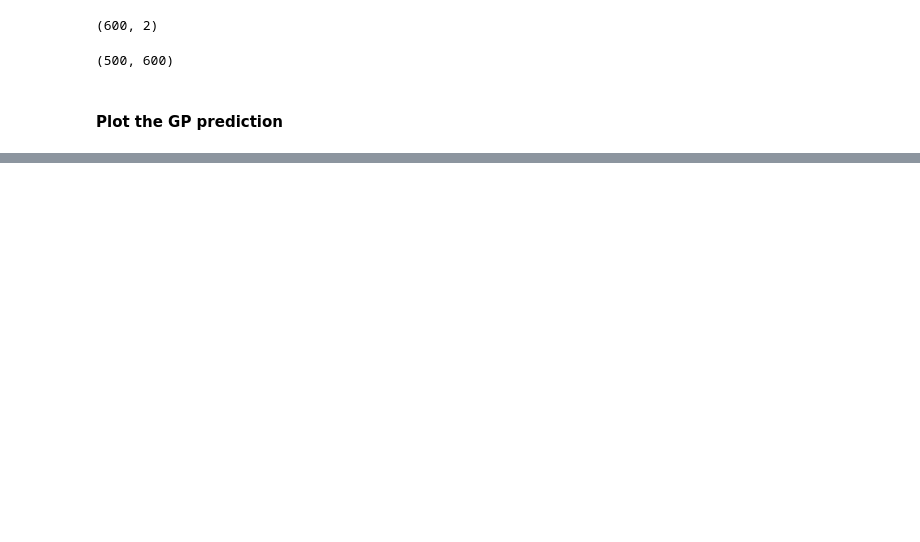
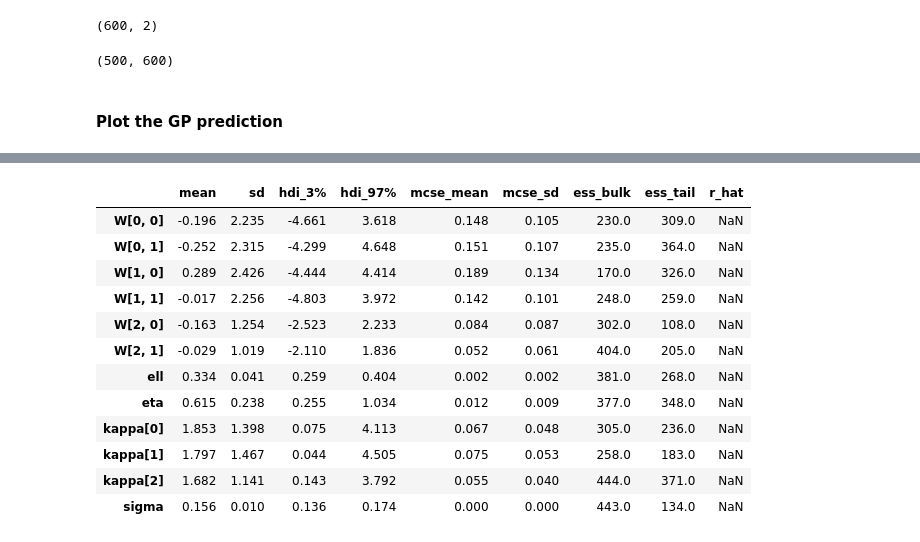
Before and after one commit to danhphan/gp_experiments, a Jupyter notebook: experiments/22_multitask_gp_regression_pymc_mogp_api_same_X.ipynb, the cells around one changed output, grey strips where cells are left out. Drawn from its saved outputs; the diff is of its cells as text; code cells hidden in the pictures; blank space fills up the shorter version.

```diff
--- a/experiments/22_multitask_gp_regression_pymc_mogp_api_same_X.ipynb
+++ b/experiments/22_multitask_gp_regression_pymc_mogp_api_same_X.ipynb
@@ -228,0 +228,3 @@ plt.show()
+# %%
+az.summary(gp_trace)
+# %% [output]
@@ -228,0 +232,13 @@ plt.show()
+|  | mean | sd | hdi_3% | hdi_97% | mcse_mean | mcse_sd | ess_bulk | ess_tail | r_hat |
+| W[0, 0] | -0.196 | 2.235 | -4.661 | 3.618 | 0.148 | 0.105 | 230.0 | 309.0 | NaN |
+| W[0, 1] | -0.252 | 2.315 | -4.299 | 4.648 | 0.151 | 0.107 | 235.0 | 364.0 | NaN |
+| W[1, 0] | 0.289 | 2.426 | -4.444 | 4.414 | 0.189 | 0.134 | 170.0 | 326.0 | NaN |
+| W[1, 1] | -0.017 | 2.256 | -4.803 | 3.972 | 0.142 | 0.101 | 248.0 | 259.0 | NaN |
+| W[2, 0] | -0.163 | 1.254 | -2.523 | 2.233 | 0.084 | 0.087 | 302.0 | 108.0 | NaN |
+| W[2, 1] | -0.029 | 1.019 | -2.110 | 1.836 | 0.052 | 0.061 | 404.0 | 205.0 | NaN |
+| ell | 0.334 | 0.041 | 0.259 | 0.404 | 0.002 | 0.002 | 381.0 | 268.0 | NaN |
+| eta | 0.615 | 0.238 | 0.255 | 1.034 | 0.012 | 0.009 | 377.0 | 348.0 | NaN |
+| kappa[0] | 1.853 | 1.398 | 0.075 | 4.113 | 0.067 | 0.048 | 305.0 | 236.0 | NaN |
+| kappa[1] | 1.797 | 1.467 | 0.044 | 4.505 | 0.075 | 0.053 | 258.0 | 183.0 | NaN |
+| kappa[2] | 1.682 | 1.141 | 0.143 | 3.792 | 0.055 | 0.040 | 444.0 | 371.0 | NaN |
+| sigma | 0.156 | 0.010 | 0.136 | 0.174 | 0.000 | 0.000 | 443.0 | 134.0 | NaN |
```
Also changed, not shown: parts of 8 cells of this notebook.
